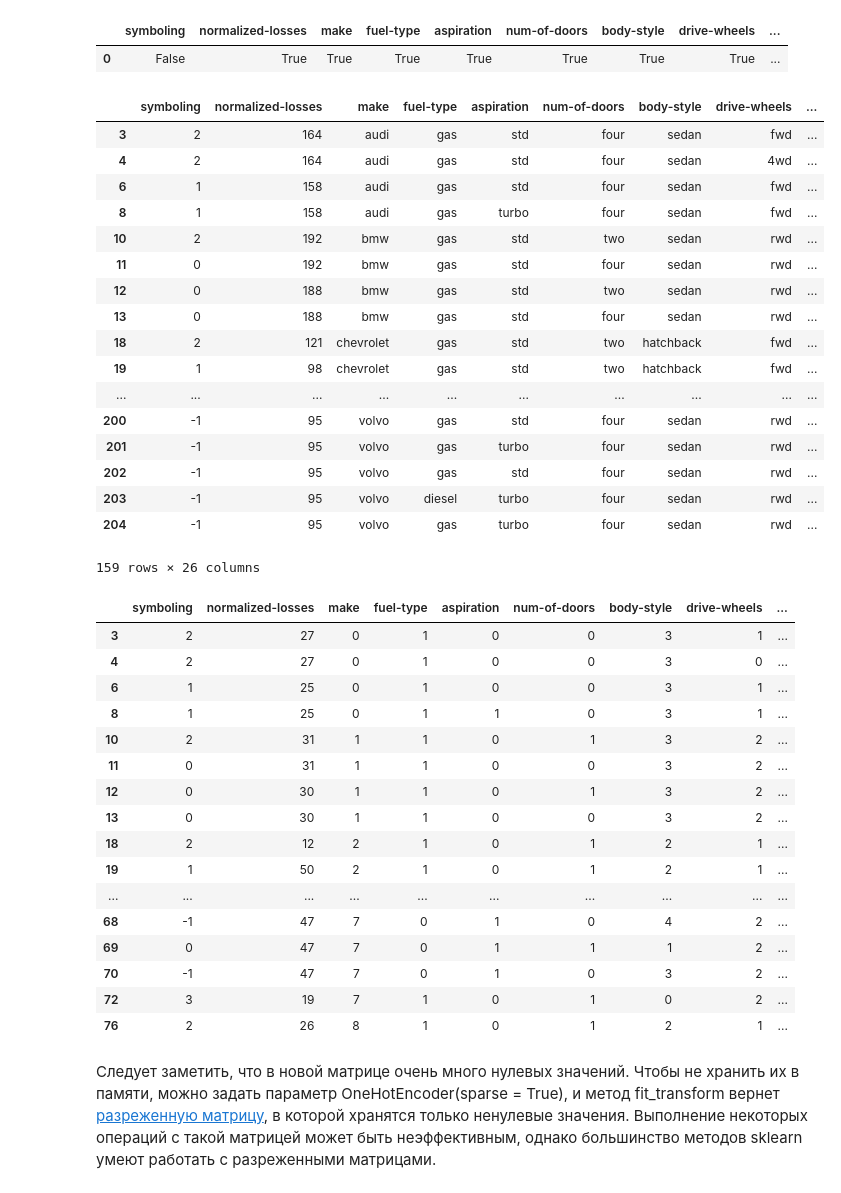
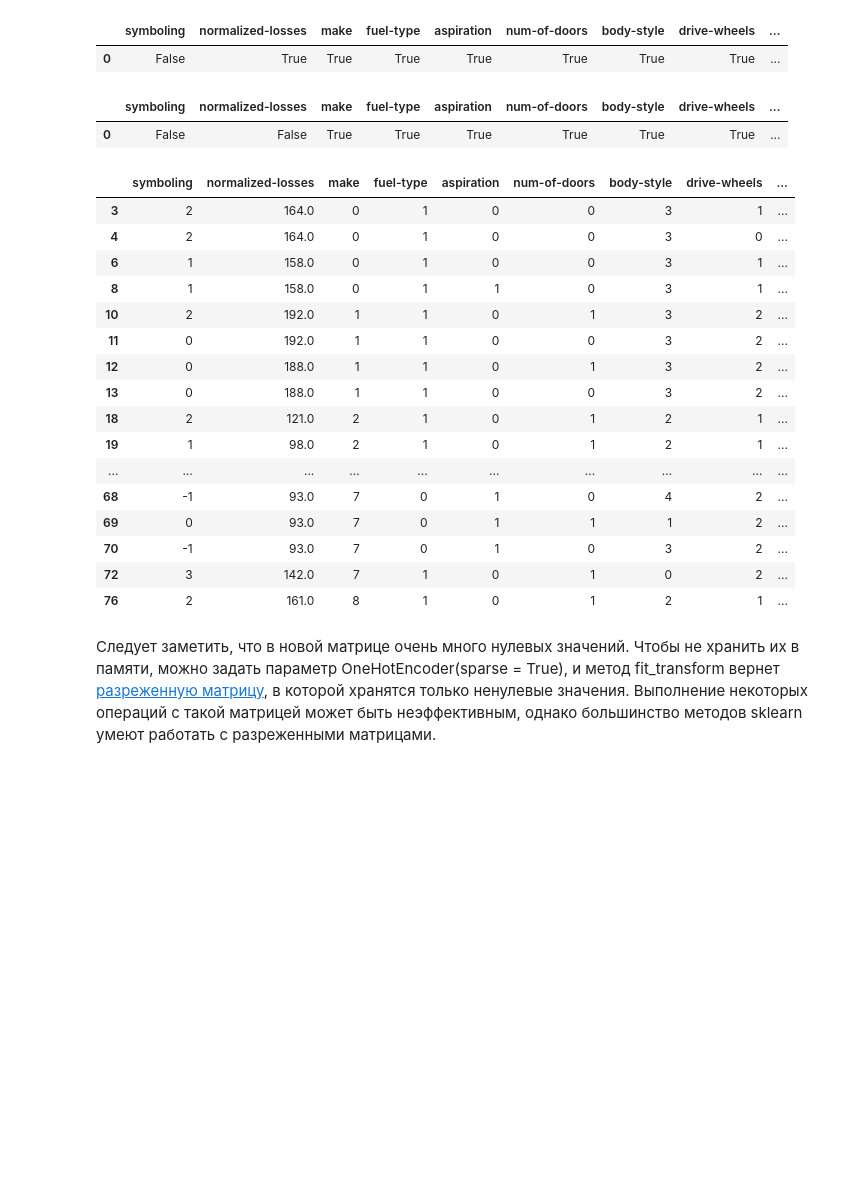
Before and after one commit to vbaryshev4/Data_Science, a Jupyter notebook: hw03/task3.ipynb, the cells around one changed output. Drawn from its saved outputs; the diff is of its cells as text; code cells hidden in the pictures; blank space fills up the shorter version.

```diff
--- a/hw03/task3.ipynb
+++ b/hw03/task3.ipynb
@@ -42,30 +42,25 @@ categorical_mask
 # %%
 # Отчистим данные от строк без знаячений
 X_raw = X_raw[X_raw['normalized-losses'] != '?'] #  Убили два значения
 X_raw = X_raw[X_raw['num-of-doors'] != '?'] #  Убили два значения
 X_raw = X_raw[X_raw['bore'] != '?'] #  Убили четыре значения
 X_raw = X_raw[X_raw['horsepower'] != '?'] #  Убили два значения
 X_raw = X_raw[X_raw['price'] != '?'] #  Убили четыре значения
 X_raw # минус 14 строк
+
+# Нашли несоответсвие фичей и типов (категорийных)
+# Преобразуем
+for i in ['normalized-losses', 'bore', 'stroke', 'horsepower', 'peak-rpm', 'price']:
+    X_raw[i] = X_raw[i].astype(float)
+
+# Повторим маскирование
+cat_features_mask = (X_raw.dtypes == "object").values # категориальные признаки имеют тип "object"
+categorical_mask = pd.DataFrame(cat_features_mask).T # Транспонируем значения с вертикального на горизонтальное
+categorical_mask.columns=X_raw.columns # Добавляем заголовки из X_raw для удобства чтения
+categorical_mask
 # %% [output]
 |  | symboling | normalized-losses | make | fuel-type | aspiration | num-of-doors | body-style | drive-wheels | ... |
-| 3 | 2 | 164 | audi | gas | std | four | sedan | fwd | ... |
-| 4 | 2 | 164 | audi | gas | std | four | sedan | 4wd | ... |
-| 6 | 1 | 158 | audi | gas | std | four | sedan | fwd | ... |
-| 8 | 1 | 158 | audi | gas | turbo | four | sedan | fwd | ... |
-| 10 | 2 | 192 | bmw | gas | std | two | sedan | rwd | ... |
-| 11 | 0 | 192 | bmw | gas | std | four | sedan | rwd | ... |
-| 12 | 0 | 188 | bmw | gas | std | two | sedan | rwd | ... |
-| 13 | 0 | 188 | bmw | gas | std | four | sedan | rwd | ... |
-| 18 | 2 | 121 | chevrolet | gas | std | two | hatchback | fwd | ... |
-| 19 | 1 | 98 | chevrolet | gas | std | two | hatchback | fwd | ... |
-| ... | ... | ... | ... | ... | ... | ... | ... | ... | ... |
-| 200 | -1 | 95 | volvo | gas | std | four | sedan | rwd | ... |
-| 201 | -1 | 95 | volvo | gas | turbo | four | sedan | rwd | ... |
-| 202 | -1 | 95 | volvo | gas | std | four | sedan | rwd | ... |
-| 203 | -1 | 95 | volvo | diesel | turbo | four | sedan | rwd | ... |
-| 204 | -1 | 95 | volvo | gas | turbo | four | sedan | rwd | ... |
+| 0 | False | False | True | True | True | True | True | True | ... |
-159 rows × 26 columns
 # %%
 # кодирование категорий-строк натуральными числами
 label_enc = preprocessing.LabelEncoder()
@@ -76,22 +71,22 @@ coded_data = X_raw.head(50)
 coded_data
 # %% [output]
 |  | symboling | normalized-losses | make | fuel-type | aspiration | num-of-doors | body-style | drive-wheels | ... |
-| 3 | 2 | 27 | 0 | 1 | 0 | 0 | 3 | 1 | ... |
-| 4 | 2 | 27 | 0 | 1 | 0 | 0 | 3 | 0 | ... |
-| 6 | 1 | 25 | 0 | 1 | 0 | 0 | 3 | 1 | ... |
-| 8 | 1 | 25 | 0 | 1 | 1 | 0 | 3 | 1 | ... |
-| 10 | 2 | 31 | 1 | 1 | 0 | 1 | 3 | 2 | ... |
-| 11 | 0 | 31 | 1 | 1 | 0 | 0 | 3 | 2 | ... |
-| 12 | 0 | 30 | 1 | 1 | 0 | 1 | 3 | 2 | ... |
-| 13 | 0 | 30 | 1 | 1 | 0 | 0 | 3 | 2 | ... |
-| 18 | 2 | 12 | 2 | 1 | 0 | 1 | 2 | 1 | ... |
-| 19 | 1 | 50 | 2 | 1 | 0 | 1 | 2 | 1 | ... |
+| 3 | 2 | 164.0 | 0 | 1 | 0 | 0 | 3 | 1 | ... |
+| 4 | 2 | 164.0 | 0 | 1 | 0 | 0 | 3 | 0 | ... |
+| 6 | 1 | 158.0 | 0 | 1 | 0 | 0 | 3 | 1 | ... |
+| 8 | 1 | 158.0 | 0 | 1 | 1 | 0 | 3 | 1 | ... |
+| 10 | 2 | 192.0 | 1 | 1 | 0 | 1 | 3 | 2 | ... |
+| 11 | 0 | 192.0 | 1 | 1 | 0 | 0 | 3 | 2 | ... |
+| 12 | 0 | 188.0 | 1 | 1 | 0 | 1 | 3 | 2 | ... |
+| 13 | 0 | 188.0 | 1 | 1 | 0 | 0 | 3 | 2 | ... |
+| 18 | 2 | 121.0 | 2 | 1 | 0 | 1 | 2 | 1 | ... |
+| 19 | 1 | 98.0 | 2 | 1 | 0 | 1 | 2 | 1 | ... |
 | ... | ... | ... | ... | ... | ... | ... | ... | ... | ... |
-| 68 | -1 | 47 | 7 | 0 | 1 | 0 | 4 | 2 | ... |
-| 69 | 0 | 47 | 7 | 0 | 1 | 1 | 1 | 2 | ... |
-| 70 | -1 | 47 | 7 | 0 | 1 | 0 | 3 | 2 | ... |
-| 72 | 3 | 19 | 7 | 1 | 0 | 1 | 0 | 2 | ... |
-| 76 | 2 | 26 | 8 | 1 | 0 | 1 | 2 | 1 | ... |
+| 68 | -1 | 93.0 | 7 | 0 | 1 | 0 | 4 | 2 | ... |
+| 69 | 0 | 93.0 | 7 | 0 | 1 | 1 | 1 | 2 | ... |
+| 70 | -1 | 93.0 | 7 | 0 | 1 | 0 | 3 | 2 | ... |
+| 72 | 3 | 142.0 | 7 | 1 | 0 | 1 | 0 | 2 | ... |
+| 76 | 2 | 161.0 | 8 | 1 | 0 | 1 | 2 | 1 | ... |
 # %% [markdown]
 Следует заметить, что в новой матрице очень много нулевых значений.
 Чтобы не хранить их в памяти, можно задать параметр OneHotEncoder(sparse = True), и метод fit_transform вернет [разреженную матрицу](http://docs.scipy.org/doc/scipy/reference/sparse.html), в которой хранятся только ненулевые значения. Выполнение некоторых операций с такой матрицей может быть неэффективным, однако большинство методов sklearn умеют работать с разреженными матрицами.
```
Also changed, not shown: parts of 11 cells of this notebook.
